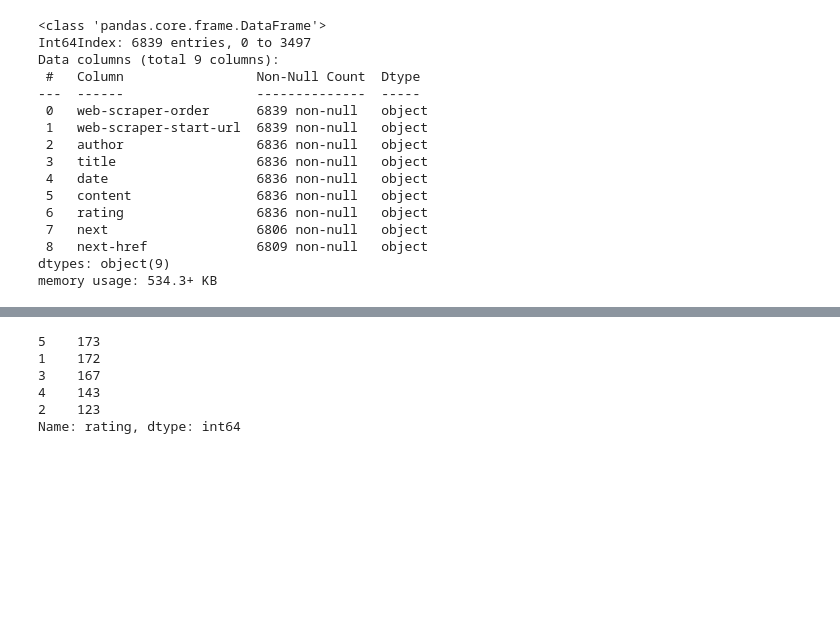
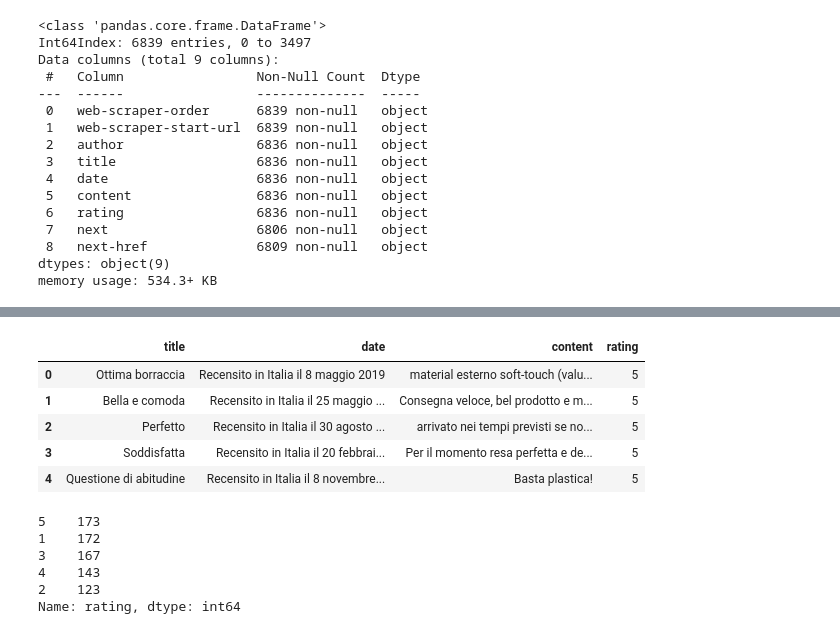
Before and after one commit to milky-boi/pzcz, a Jupyter notebook: Untitled1.ipynb, the cells around one changed output, grey strips where cells are left out. Drawn from its saved outputs; the diff is of its cells as text; code cells hidden in the pictures; blank space fills up the shorter version.

```diff
--- a/Untitled1.ipynb
+++ b/Untitled1.ipynb
@@ -57,6 +86,15 @@ df = df.reset_index(drop=True)
 df_ratings5 = df.loc[:5414]
 df_ratings4 = df.loc[5415:6373]
 df_other_ratings = df.loc[6374:]
+# %%
+df.head()
+# %% [output]
+|  | title | date | content | rating |
+| 0 | Ottima borraccia | Recensito in Italia il 8 maggio 2019 | material esterno soft-touch (valu... | 5 |
+| 1 | Bella e comoda | Recensito in Italia il 25 maggio ... | Consegna veloce, bel prodotto e m... | 5 |
+| 2 | Perfetto | Recensito in Italia il 30 agosto ... | arrivato nei tempi previsti se no... | 5 |
+| 3 | Soddisfatta | Recensito in Italia il 20 febbrai... | Per il momento resa perfetta e de... | 5 |
+| 4 | Questione di abitudine | Recensito in Italia il 8 novembre... | Basta plastica! | 5 |
 # %%
 # Selecting 5 star ratings which have between 25 and 75 characters
 mask = (df_ratings5['content'].str.len() >= 5) & (df_ratings5['content'].str.len() <= 150)
```
Also changed, not shown: parts of 20 cells of this notebook.
